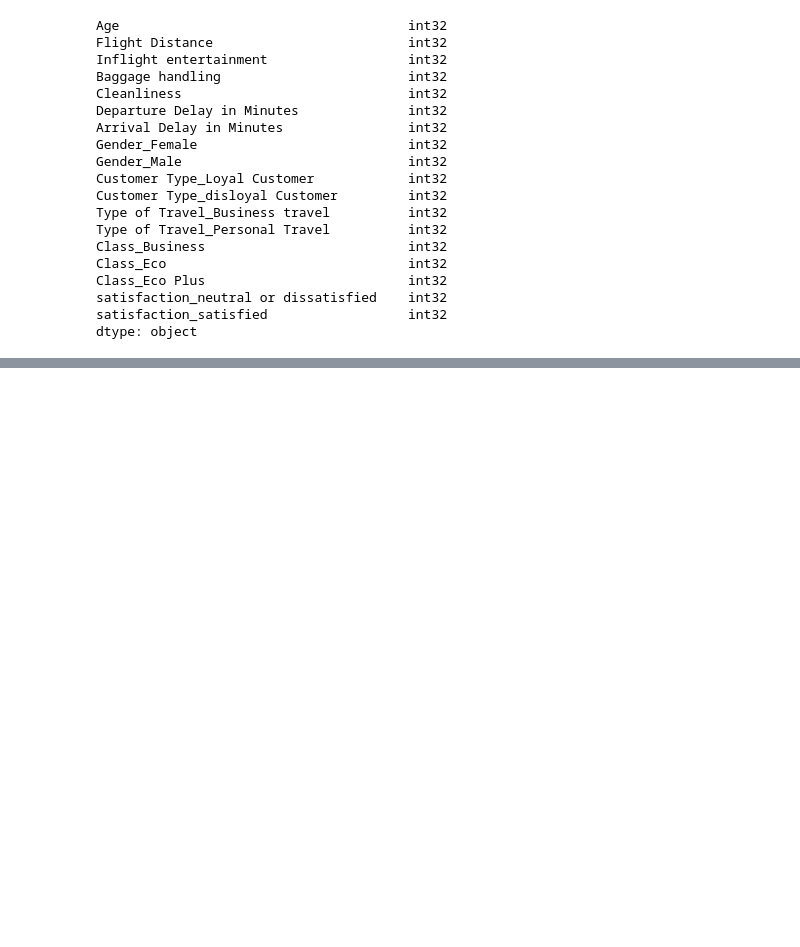
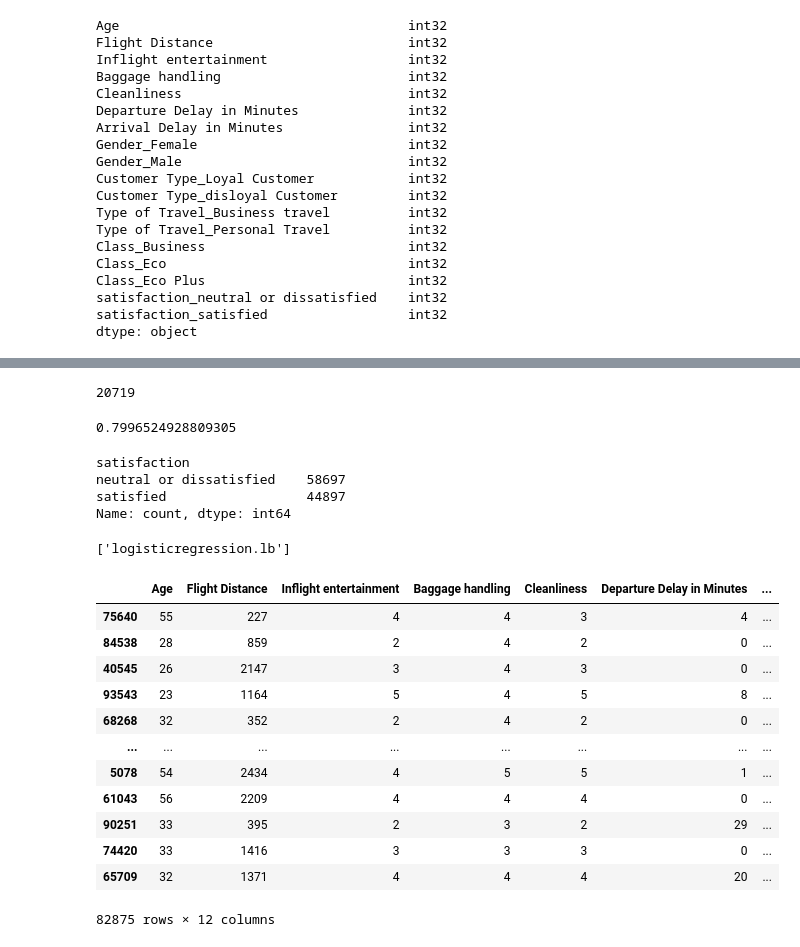
Before and after one commit to upflairs-pvt-ltd/1st_june_data_science, a Jupyter notebook: customer_satisfaction/project.ipynb, the cells around one changed output, grey strips where cells are left out. Drawn from its saved outputs; the diff is of its cells as text; code cells hidden in the pictures; blank space fills up the shorter version.

```diff
--- a/customer_satisfaction/project.ipynb
+++ b/customer_satisfaction/project.ipynb
@@ -411,3 +397,7 @@ Class_Eco Plus                          int32
 satisfaction_neutral or dissatisfied    int32
 satisfaction_satisfied                  int32
 dtype: object
+# %%
+# x and y split
+x = df2.drop('satisfaction_satisfied',axis=1)
+y = df2[['satisfaction_satisfied']]
@@ -413,0 +407,2 @@ dtype: object
+# %%
+x_train,x_test,y_train,y_test  =  train_test_split(x,y, test_size=0.2)
@@ -413,0 +430,4 @@ dtype: object
+# %%
+lg = LogisticRegression()
+# %%
+lg.fit(x_train,y_train)  # training data pass
@@ -413,0 +542,12 @@ dtype: object
+# %%
+0.7966455505279034
+0.7996524928809305
+# lg.score()
+11735 +  8984
+# %% [output]
+20719
+# %%
+(9591+6977) / (9591+6977+2144+2007)  # accuracy
+#0.7996524928809305
+# %% [output]
+0.7996524928809305
@@ -413,0 +557,7 @@ dtype: object
+# %%
+df['satisfaction'].value_counts()
+# %% [output]
+satisfaction
+neutral or dissatisfied    58697
+satisfied                  44897
+Name: count, dtype: int64
@@ -413,0 +566,21 @@ dtype: object
+# %%
+joblib.dump(lg,'logisticregression.lb')
+# model saved
+# %% [output]
+['logisticregression.lb']
+# %%
+x_train
+# %% [output]
+|  | Age | Flight Distance | Inflight entertainment | Baggage handling | Cleanliness | Departure Delay in Minutes | ... |
+| 75640 | 55 | 227 | 4 | 4 | 3 | 4 | ... |
+| 84538 | 28 | 859 | 2 | 4 | 2 | 0 | ... |
+| 40545 | 26 | 2147 | 3 | 4 | 3 | 0 | ... |
+| 93543 | 23 | 1164 | 5 | 4 | 5 | 8 | ... |
+| 68268 | 32 | 352 | 2 | 4 | 2 | 0 | ... |
+| ... | ... | ... | ... | ... | ... | ... | ... |
+| 5078 | 54 | 2434 | 4 | 5 | 5 | 1 | ... |
+| 61043 | 56 | 2209 | 4 | 4 | 4 | 0 | ... |
+| 90251 | 33 | 395 | 2 | 3 | 2 | 29 | ... |
+| 74420 | 33 | 1416 | 3 | 3 | 3 | 0 | ... |
+| 65709 | 32 | 1371 | 4 | 4 | 4 | 20 | ... |
+82875 rows × 12 columns
```
Also changed, not shown: parts of 21 cells of this notebook, 1 other file.
